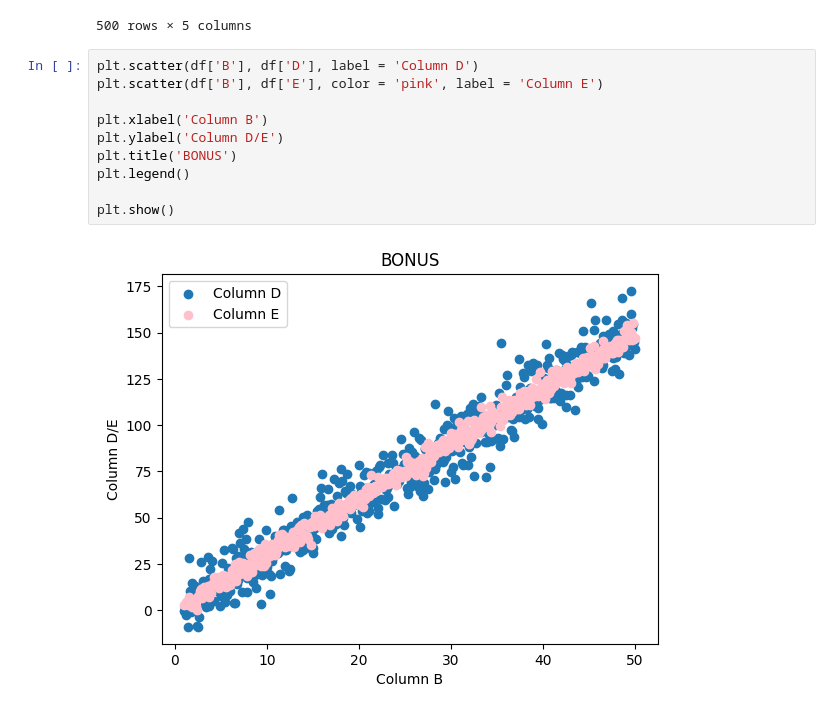
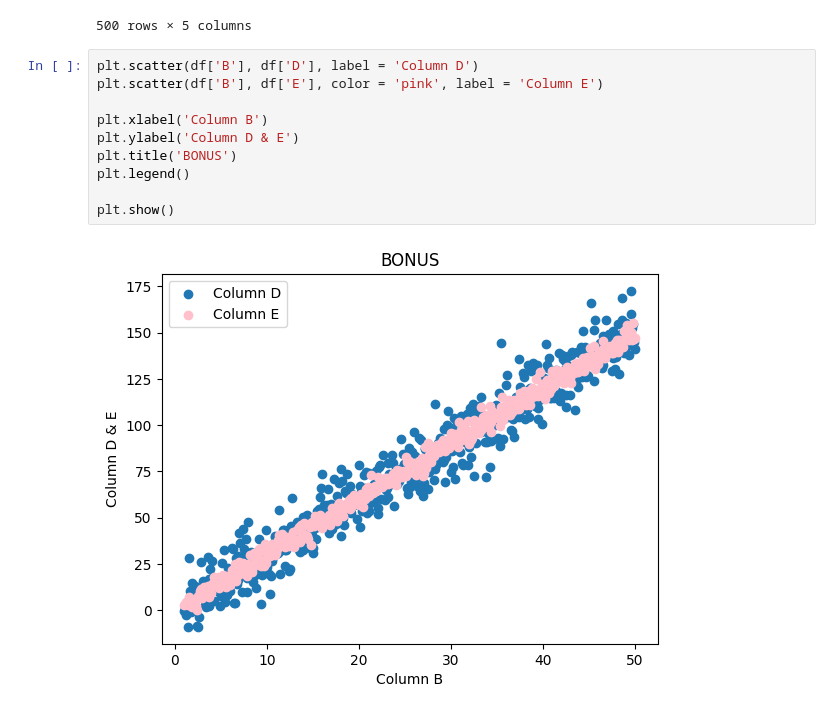
Before and after one commit to test-ds-21/stephanie465337___Data-Science-Portfolio-C21, a Jupyter notebook: Exercises/6a-Numpy,Pandas,Plotting.Exercise.ipynb, the cells around one changed output. Cells and saved outputs as stored; diff of their text form.

```diff
--- a/Exercises/6a-Numpy,Pandas,Plotting.Exercise.ipynb
+++ b/Exercises/6a-Numpy,Pandas,Plotting.Exercise.ipynb
@@ -135,12 +135,12 @@ df
 # %%
 plt.scatter(df['B'], df['D'], label = 'Column D')
 plt.scatter(df['B'], df['E'], color = 'pink', label = 'Column E')
 
 plt.xlabel('Column B')
-plt.ylabel('Column D/E')
+plt.ylabel('Column D & E')
 plt.title('BONUS')
 plt.legend()
 
 plt.show()
 # %% [output]
-[figure, old version]
+[figure, new version]
```
